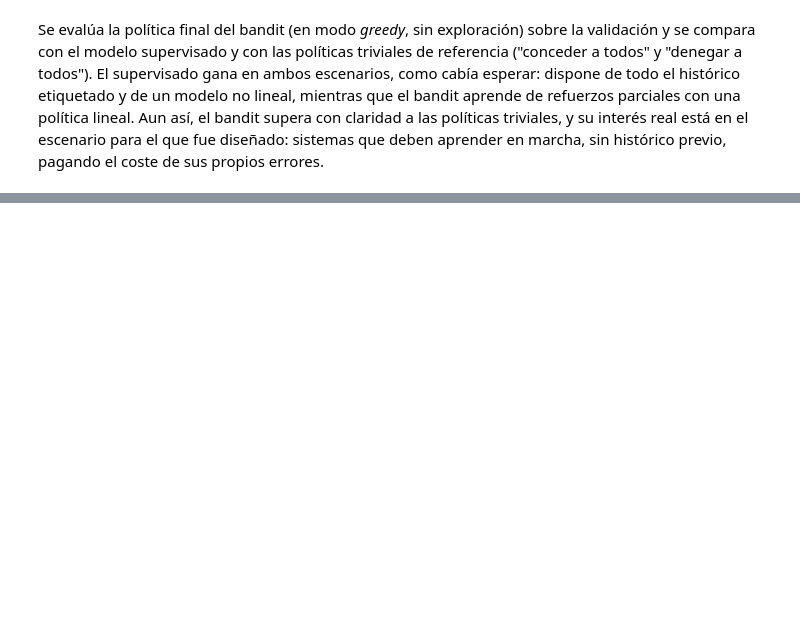
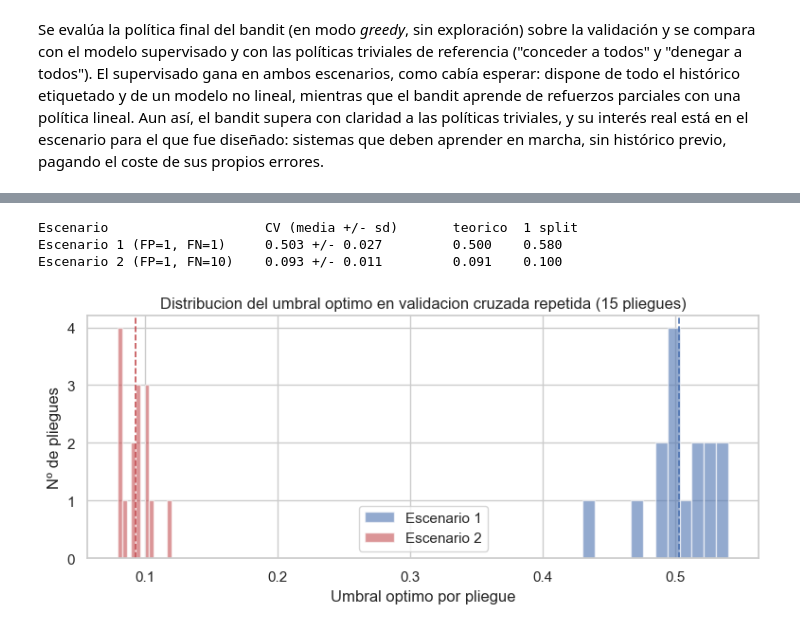
Before and after one commit to piettro/Master-MIAX-Tarea-Bloque4-T2, a Jupyter notebook: practica_XAI_credito.ipynb, the cells around one changed output, grey strips where cells are left out. Cells and saved outputs as stored; diff of their text form; code cells hidden in the pictures; blank space fills up the shorter version.

```diff
--- a/practica_XAI_credito.ipynb
+++ b/practica_XAI_credito.ipynb
@@ -1223,0 +1371,38 @@ tabla_comparativa
+# %%
+from sklearn.model_selection import RepeatedStratifiedKFold
+
+rskf = RepeatedStratifiedKFold(n_splits=5, n_repeats=3, random_state=SEED)
+umbrales_cv = {nombre: [] for nombre in ESCENARIOS}
+
+for idx_tr, idx_te in rskf.split(Xe_train, y_train):
+    m = clone(modelo).fit(Xe_train.iloc[idx_tr], y_train.iloc[idx_tr])
+    p = m.predict_proba(Xe_train.iloc[idx_te])[:, 1]
+    yt = y_train.iloc[idx_te].values
+    for nombre, (cfp, cfn) in ESCENARIOS.items():
+        costes = [coste_medio(yt, p, u, cfp, cfn) for u in umbrales]
+        umbrales_cv[nombre].append(float(umbrales[int(np.argmin(costes))]))
+
+umbral_robusto = {}
+print(f"{'Escenario':28s} {'CV (media +/- sd)':22s} {'teorico':>8s} {'1 split':>8s}")
+for nombre, (cfp, cfn) in ESCENARIOS.items():
+    arr = np.array(umbrales_cv[nombre])
+    umbral_robusto[nombre] = float(arr.mean())
+    print(f"{nombre:28s} {arr.mean():.3f} +/- {arr.std():.3f}      "
+          f"{cfp/(cfp+cfn):>8.3f} {umbral_opt[nombre]:>8.3f}")
+
+fig, ax = plt.subplots(figsize=(8, 3.6))
+for nombre in ESCENARIOS:
+    ax.hist(umbrales_cv[nombre], bins=12, alpha=0.6,
+            label=nombre.split('(')[0].strip(), color=colores[nombre])
+    ax.axvline(umbral_robusto[nombre], color=colores[nombre], ls="--", lw=1.2)
+ax.set_xlabel("Umbral optimo por pliegue")
+ax.set_ylabel("Nº de pliegues")
+ax.set_title("Distribucion del umbral optimo en validacion cruzada repetida (15 pliegues)")
+ax.legend()
+plt.tight_layout()
+plt.show()
+# %% [output]
+Escenario                    CV (media +/- sd)       teorico  1 split
+Escenario 1 (FP=1, FN=1)     0.503 +/- 0.027         0.500    0.580
+Escenario 2 (FP=1, FN=10)    0.093 +/- 0.011         0.091    0.100
+[figure, added]
```
Also changed, not shown: parts of 47 cells of this notebook, 2 other files.
